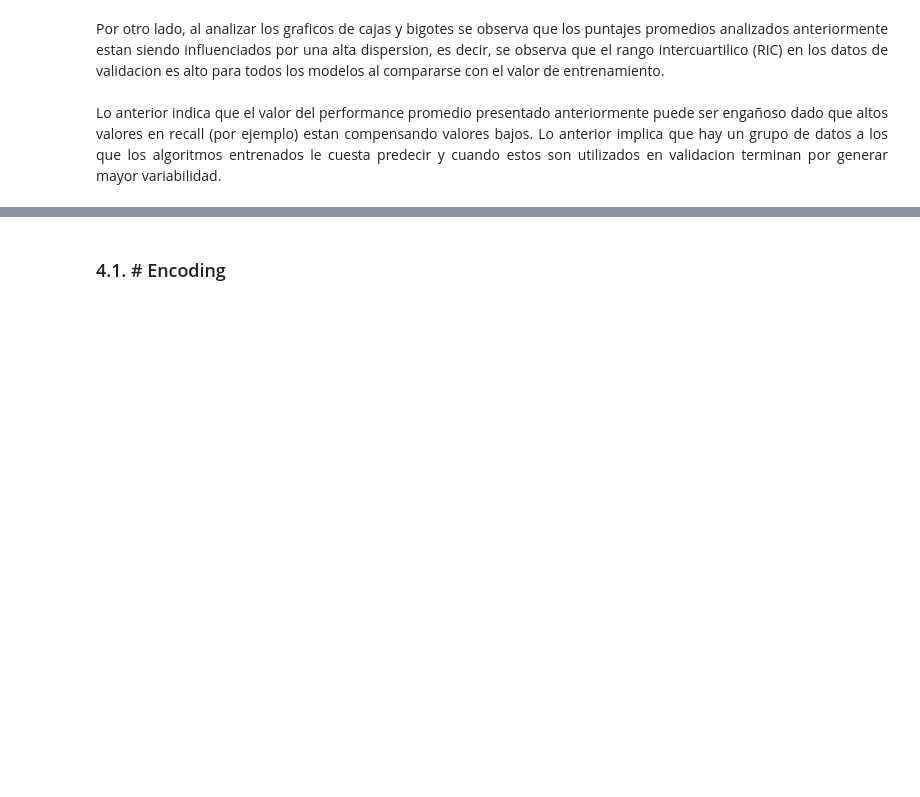
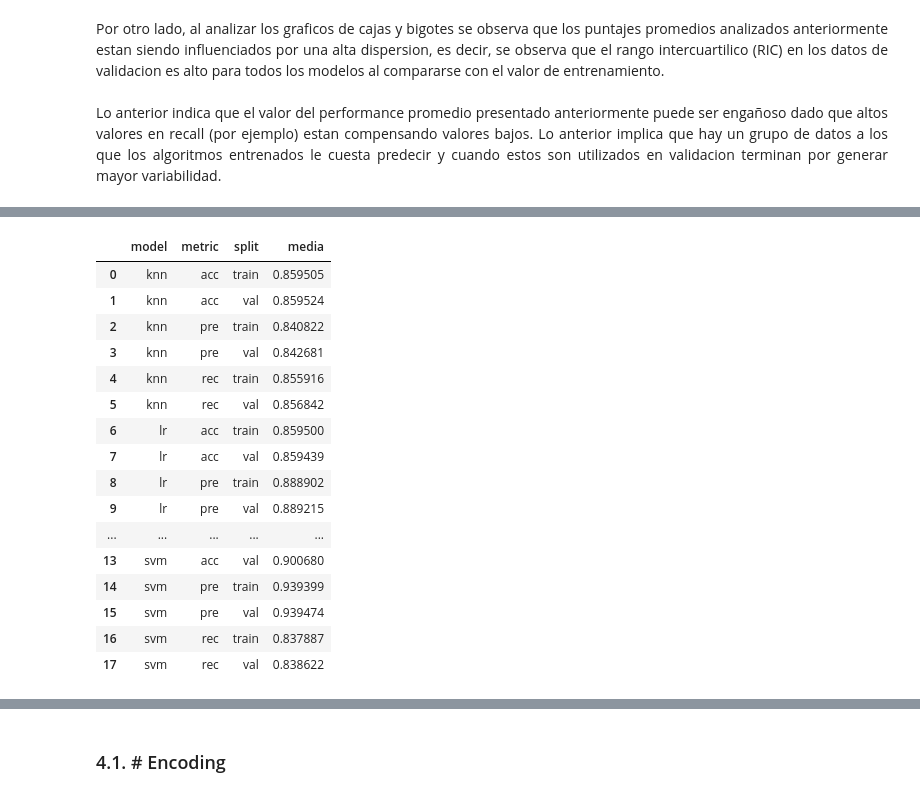
Before and after one commit to j220493/AnalisisEncodingCategoricalVariables, a Jupyter notebook: analisis.ipynb, the cells around one changed output, grey strips where cells are left out. Drawn from its saved outputs; the diff is of its cells as text; code cells hidden in the pictures; blank space fills up the shorter version.

```diff
--- a/analisis.ipynb
+++ b/analisis.ipynb
@@ -644,0 +693,55 @@ Lo anterior indica que el valor del performance promedio presentado anteriorment
+# %%
+# Experimentacion
+fold = 1
+KF = KFold(n_splits=5, shuffle=True, random_state=5678)
+for trainIndex, valIndex in KF.split(Xtrain):
+    # creo copias del dataset de train y validacion para regresores y respuesta
+    X_tr, X_va = Xtrain.__copy__(), Xtrain.__copy__()
+    y_tr, y_va = np.array(ytrain.__copy__()), np.array(ytrain.__copy__())
+
+    # Escojo los registros del fold i
+    X_tr, X_va = X_tr[trainIndex, :], X_va[valIndex, :]
+    y_tr, y_va = pd.Series(y_tr[trainIndex]), pd.Series(y_va[valIndex])
+
+    for modelName in modelsExperiment2.keys():
+        fittedModel = modelsExperiment2[modelName]['model']
+        fittedModel.fit(Xtrain, ytrain)
+        yhatTr = fittedModel.predict(X_tr)
+        yhatVal = fittedModel.predict(X_va)
+        modelsExperiment2[modelName]['fold ' + str(fold)] = {'rec_train':recall_score(y_tr, yhatTr),
+                                                             'pre_train': precision_score(y_tr, yhatTr),
+                                                             'acc_train': accuracy_score(y_tr, yhatTr),
+                                                             'rec_val':recall_score(y_va, yhatVal),
+                                                             'pre_val': precision_score(y_va, yhatVal),
+                                                             'acc_val': accuracy_score(y_va, yhatVal)}
+    fold += 1
+# %%
+# Formateando resultados
+svm = pd.DataFrame.from_dict(modelsExperiment2['svm']).drop('model', axis=1).reset_index()
+knn = pd.DataFrame.from_dict(modelsExperiment2['knn']).drop('model', axis=1).reset_index()
+lr = pd.DataFrame.from_dict(modelsExperiment2['lr']).drop('model', axis=1).reset_index()
+svm['model'], knn['model'], lr['model'] = 'svm', 'knn', 'lr'
+results2 = pd.concat([svm, knn, lr], axis=0, ignore_index=True)
+results2['metric'] = results2['index'].apply(lambda x: x.split("_")[0])
+results2['split'] = results2['index'].apply(lambda x: x.split("_")[1])
+results2.drop('index', axis=1, inplace=True)
+results2['media'] = results2[['fold 1', 'fold 2', 'fold 3', 'fold 4', 'fold 5']].mean(axis=1)
+results2.groupby(['model', 'metric', 'split'])['media'].mean().reset_index()
+# %% [output]
+|  | model | metric | split | media |
+| 0 | knn | acc | train | 0.859505 |
+| 1 | knn | acc | val | 0.859524 |
+| 2 | knn | pre | train | 0.840822 |
+| 3 | knn | pre | val | 0.842681 |
+| 4 | knn | rec | train | 0.855916 |
+| 5 | knn | rec | val | 0.856842 |
+| 6 | lr | acc | train | 0.859500 |
+| 7 | lr | acc | val | 0.859439 |
+| 8 | lr | pre | train | 0.888902 |
+| 9 | lr | pre | val | 0.889215 |
+| ... | ... | ... | ... | ... |
+| 13 | svm | acc | val | 0.900680 |
+| 14 | svm | pre | train | 0.939399 |
+| 15 | svm | pre | val | 0.939474 |
+| 16 | svm | rec | train | 0.837887 |
+| 17 | svm | rec | val | 0.838622 |
```
Also changed, not shown: parts of 9 cells of this notebook.
